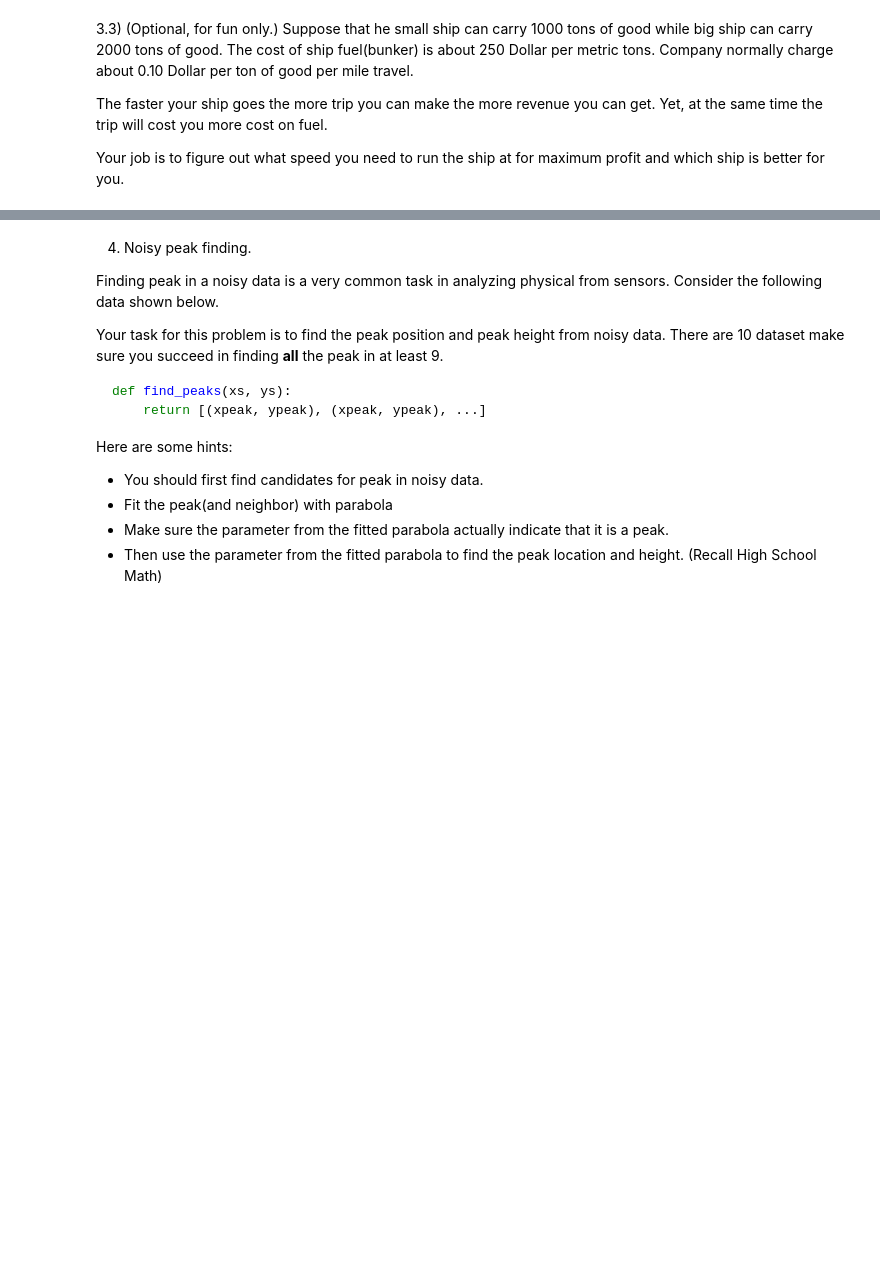
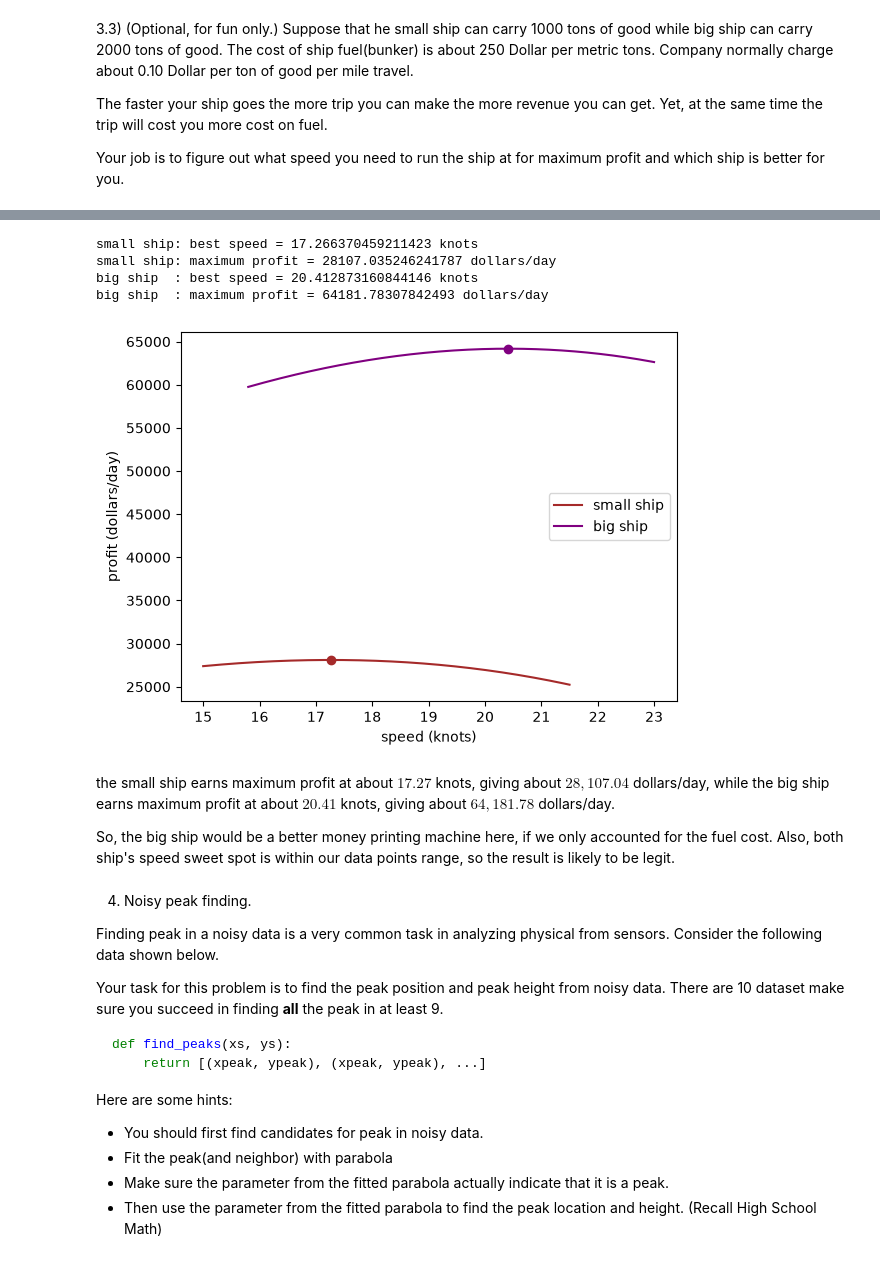
Before and after one commit to jiraroj-wir/iccs205-homework, a Jupyter notebook: hw4/Homework4.ipynb, the cells around one changed output, grey strips where cells are left out. Saved outputs shown, nothing was run; the diff lists cells and outputs as text; code cells hidden in the pictures; blank space fills up the shorter version.

```diff
--- a/hw4/Homework4.ipynb
+++ b/hw4/Homework4.ipynb
@@ -377,3 +395,62 @@ Your job is to figure out what speed you need to run the ship at for maximum pro
+# %%
+def profit(v, a, b, cargo):
+    revenue = 0.10 * cargo * 24 * v
+    fuel_cost = 250 * a * v ** b
+    return revenue - fuel_cost
+
+
+def perturb(v):
+    return max(0, v + np.random.uniform(-0.1, 0.1))
+
+
+def optimize(initial_state, a, b, cargo, n=1 << 15):
+    current_state = initial_state
+    current_score = profit(current_state, a, b, cargo)
+
+    for i in range(n):
+        trying_state = perturb(current_state)
+        trying_score = profit(trying_state, a, b, cargo)
+
+        if trying_score > current_score:
+            current_state = trying_state
+            current_score = trying_score
+
+    return current_state, current_score
+
+
+np.random.seed(33)
+v_small, profit_small = optimize(20, a_small, b_small, cargo=1000)
+v_big, profit_big = optimize(20, a_big, b_big, cargo=2000)
+
+print("small ship: best speed =", v_small, "knots")
+print("small ship: maximum profit =", profit_small, "dollars/day")
+print("big ship  : best speed =", v_big, "knots")
+print("big ship  : maximum profit =", profit_big, "dollars/day")
+
+vs_small = np.linspace(min(speed[small_ship]), max(speed[small_ship]), 1 << 8)
+vs_big = np.linspace(min(speed[big_ship]), max(speed[big_ship]), 1 << 8)
+
+plt.figure()
+plt.plot(vs_small, profit(vs_small, a_small, b_small, 1000),
+         color='brown', label='small ship')
+plt.plot(vs_big, profit(vs_big, a_big, b_big, 2000),
+         color='purple', label='big ship')
+plt.plot(v_small, profit_small, 'o', color='brown')
+plt.plot(v_big, profit_big, 'o', color='purple')
+plt.xlabel("speed (knots)")
+plt.ylabel("profit (dollars/day)")
+plt.legend()
+plt.show()
+# %% [output]
+small ship: best speed = 17.266370459211423 knots
+small ship: maximum profit = 28107.035246241787 dollars/day
+big ship  : best speed = 20.412873160844146 knots
+big ship  : maximum profit = 64181.78307842493 dollars/day
+[figure, added]
+# %% [markdown]
+the small ship earns maximum profit at about $17.27$ knots, giving about $28,107.04$ dollars/day, while the big ship earns maximum profit at about $20.41$ knots, giving about $64,181.78$ dollars/day.
+
+So, the big ship would be a better money printing machine here, if we only accounted for the fuel cost. Also, both ship's speed sweet spot is within our data points range, so the result is likely to be legit.
 # %% [markdown]
 4) Noisy peak finding.
 
```
Also changed, not shown: parts of 1 cell of this notebook.
